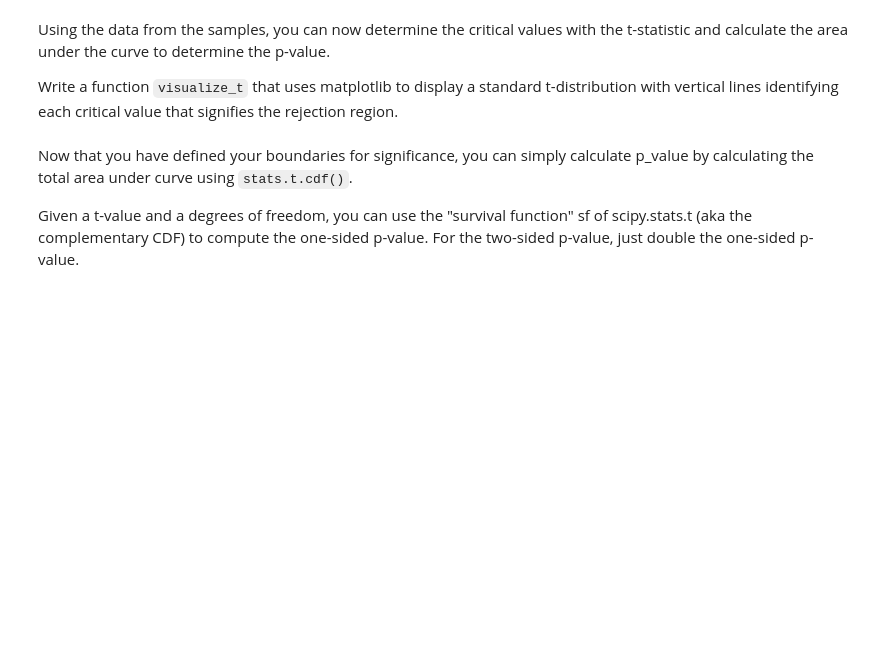
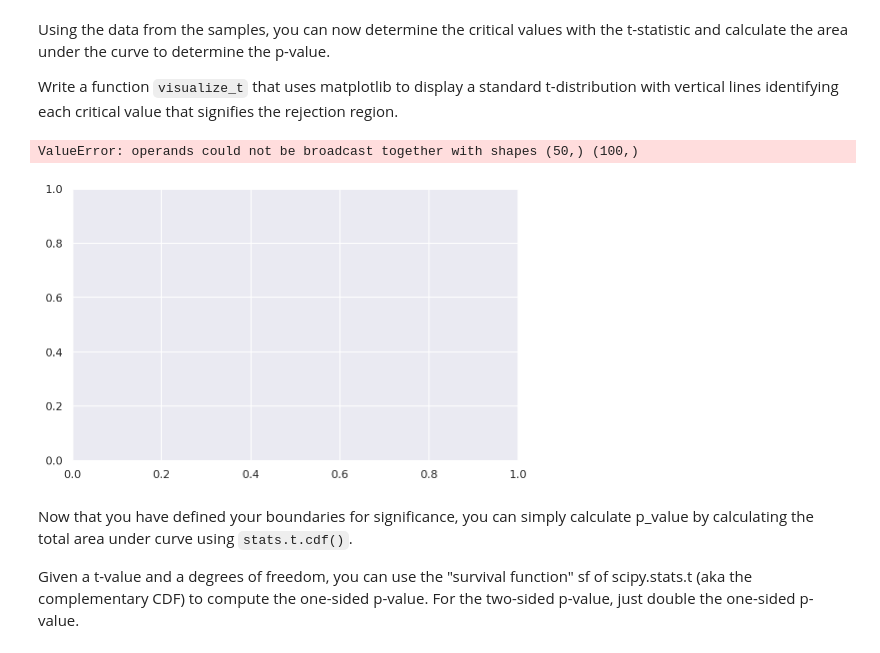
Before and after one commit to Mcllstr/dsc-two-sample-t-tests-lab-dc-ds-060319, a Jupyter notebook: index.ipynb, the cells around one changed output. Saved outputs shown, nothing was run; the diff lists cells and outputs as text; code cells hidden in the pictures; blank space fills up the shorter version.

```diff
--- a/index.ipynb
+++ b/index.ipynb
@@ -168,23 +168,27 @@ Write a function `visualize_t` that uses matplotlib to display a standard t-dist
 # %%
 # Visualize t and p_value
 
 def visualize_t(t_stat, n_control, n_experimental):
 
     # initialize a matplotlib "figure"
     fig = plt.figure(figsize=(8,5))
     ax = fig.gca()
     # generate points on the x axis between -4 and 4:
     xs = np.linspace(-4, 4, 100)
     # use stats.t.pdf to get values on the probability density function for the t-distribution
     ys = stats.t.pdf(x=xs, df=(n_control+n_experimental-2))
     # Draw two sided boundary for critical-t
     ax.plot(xs, ys)
+    ax.axvline(tstat)
+    ax.axvline(tstat)
+    return fig
 
-    return None
-
-n_control = None
-n_experimental = None
+n_control = control
+n_experimental = experimental
 visualize_t(t_stat, n_control, n_experimental)
+# %% [output]
+ValueError: operands could not be broadcast together with shapes (50,) (100,)
+[figure, added]
 # %% [markdown]
 Now that you have defined your boundaries for significance, you can simply calculate p_value by calculating the total area under curve using `stats.t.cdf()`.
 
```
